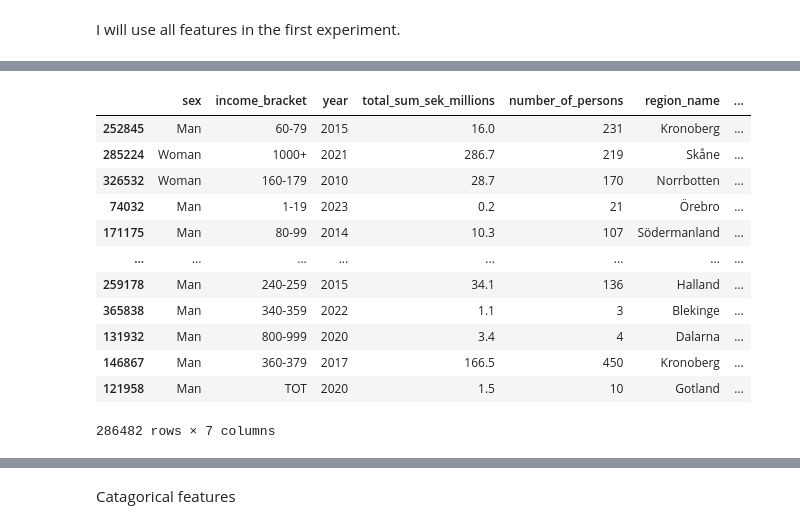
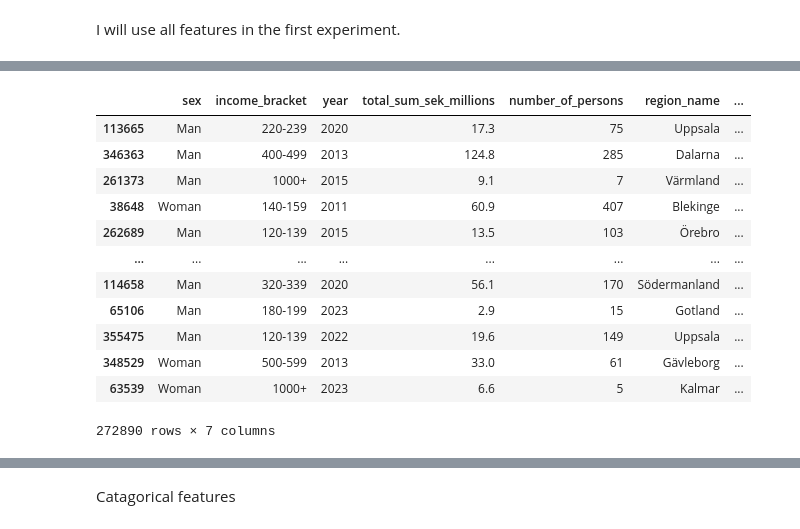
Before and after one commit to JoelScarinius/ML_modeling, a Jupyter notebook: Joel/sandbox.ipynb, the cells around one changed output, grey strips where cells are left out. Drawn from its saved outputs; the diff is of its cells as text; code cells hidden in the pictures.

```diff
--- a/Joel/sandbox.ipynb
+++ b/Joel/sandbox.ipynb
@@ -65,0 +120,4 @@ Name: count, dtype: int64
+# %%
+data = data[data["income_bracket"] != "TOT"]
+
+data
@@ -65,0 +141,7 @@ Name: count, dtype: int64
+# %%
+age_map = {"16-19": 0, "20-29": 1, "30-39": 2, "40-49": 3, "50-59": 4, "60-64": 5, "65-69": 6, "70-75": 7}
+# %%
+data = data.copy()
+data["age"] = data["age"].map(age_map).astype("int64")
+
+data["age"].unique().tolist()
@@ -135,22 +209,22 @@ sns.scatterplot(x=data["total_sum_sek_millions"], y=data["number_of_persons"], h
 # %%
-X_train, X_test, y_train, y_test = train_test_split(features, labels, train_size=0.7, random_state=42, shuffle=True)
+X_train, X_test, y_train, y_test = train_test_split(features, labels, train_size=0.7, random_state=42, stratify=labels, shuffle=True)
 
 X_train
 # %% [output]
 [interactive output not drawn]
 |  | sex | income_bracket | year | total_sum_sek_millions | number_of_persons | region_name | ... |
-| 252845 | Man | 60-79 | 2015 | 16.0 | 231 | Kronoberg | ... |
-| 285224 | Woman | 1000+ | 2021 | 286.7 | 219 | Skåne | ... |
-| 326532 | Woman | 160-179 | 2010 | 28.7 | 170 | Norrbotten | ... |
-| 74032 | Man | 1-19 | 2023 | 0.2 | 21 | Örebro | ... |
-| 171175 | Man | 80-99 | 2014 | 10.3 | 107 | Södermanland | ... |
+| 113665 | Man | 220-239 | 2020 | 17.3 | 75 | Uppsala | ... |
+| 346363 | Man | 400-499 | 2013 | 124.8 | 285 | Dalarna | ... |
+| 261373 | Man | 1000+ | 2015 | 9.1 | 7 | Värmland | ... |
+| 38648 | Woman | 140-159 | 2011 | 60.9 | 407 | Blekinge | ... |
+| 262689 | Man | 120-139 | 2015 | 13.5 | 103 | Örebro | ... |
 | ... | ... | ... | ... | ... | ... | ... | ... |
-| 259178 | Man | 240-259 | 2015 | 34.1 | 136 | Halland | ... |
-| 365838 | Man | 340-359 | 2022 | 1.1 | 3 | Blekinge | ... |
-| 131932 | Man | 800-999 | 2020 | 3.4 | 4 | Dalarna | ... |
-| 146867 | Man | 360-379 | 2017 | 166.5 | 450 | Kronoberg | ... |
-| 121958 | Man | TOT | 2020 | 1.5 | 10 | Gotland | ... |
+| 114658 | Man | 320-339 | 2020 | 56.1 | 170 | Södermanland | ... |
+| 65106 | Man | 180-199 | 2023 | 2.9 | 15 | Gotland | ... |
+| 355475 | Man | 120-139 | 2022 | 19.6 | 149 | Uppsala | ... |
+| 348529 | Woman | 500-599 | 2013 | 33.0 | 61 | Gävleborg | ... |
+| 63539 | Woman | 1000+ | 2023 | 6.6 | 5 | Kalmar | ... |
-286482 rows × 7 columns
+272890 rows × 7 columns
 # %%
 y_train
 # %% [output]
```
Also changed, not shown: parts of 48 cells of this notebook.
